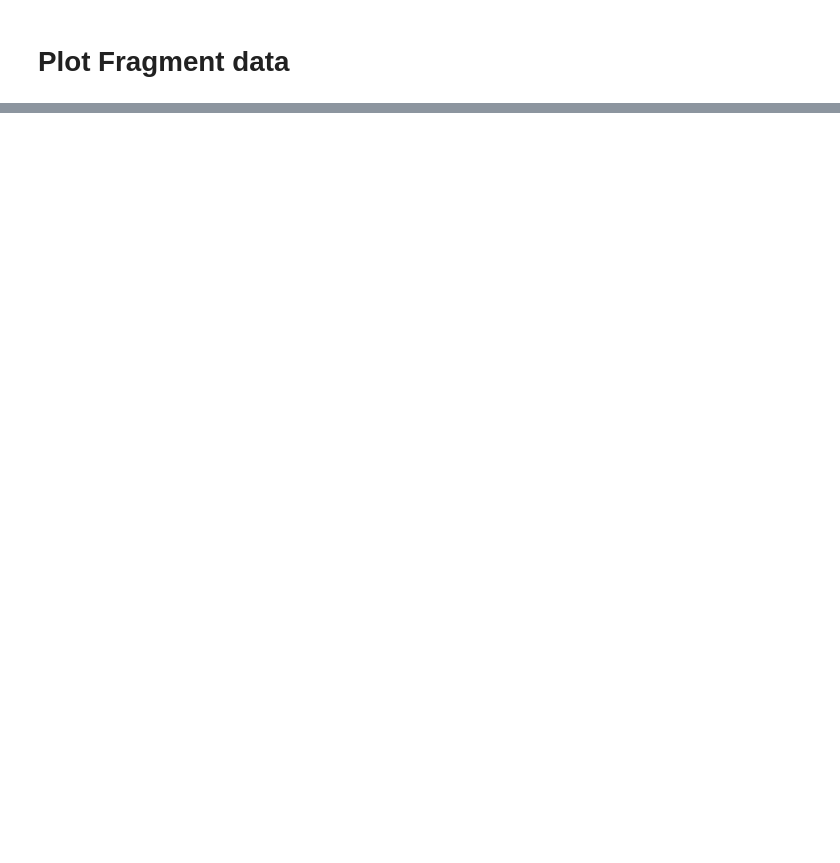
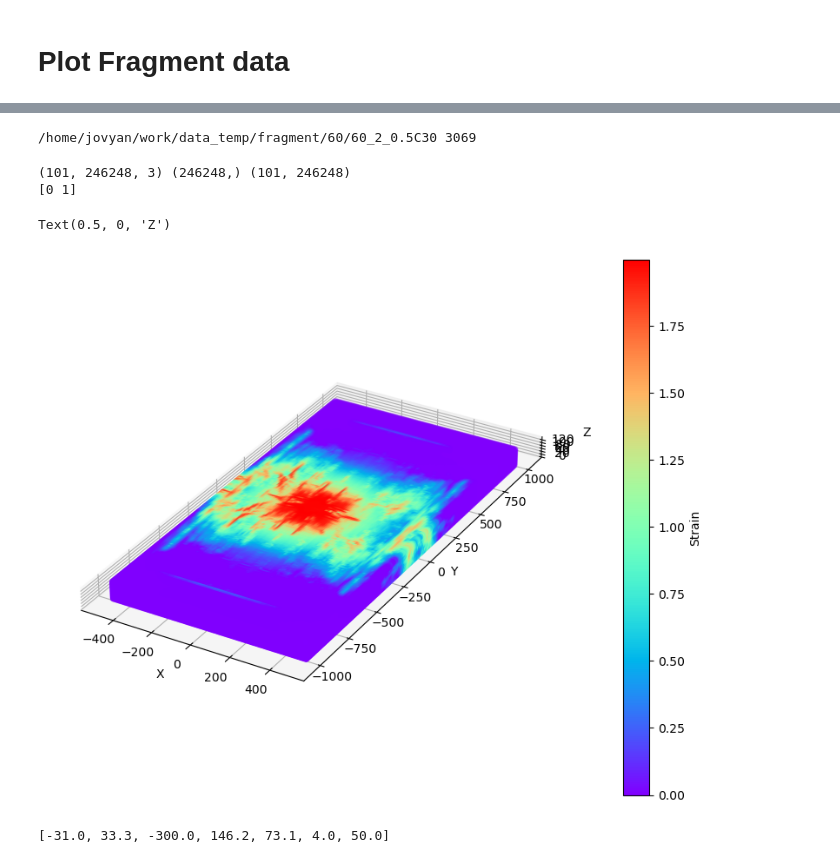
Before and after one commit to qilinli/gns-fragment, a Jupyter notebook: notebooks/read_fragment.ipynb, the cells around one changed output, grey strips where cells are left out. Cells and saved outputs as stored; diff of their text form; code cells hidden in the pictures; blank space fills up the shorter version.

```diff
--- a/notebooks/read_fragment.ipynb
+++ b/notebooks/read_fragment.ipynb
@@ -365,0 +501,64 @@ print(data[0][2].shape)
+# %%
+file = "/home/jovyan/work/data_temp/fragment/60/60_2_0.5C30"
+pos, type, strain = parse_fragment_simulation(file)
+# %% [output]
+/home/jovyan/work/data_temp/fragment/60/60_2_0.5C30 3069
+# %%
+print(pos.shape, type.shape, strain.shape)
+print(np.unique(type))
+# %% [output]
+(101, 246248, 3) (246248,) (101, 246248)
+[0 1]
+# %%
+import matplotlib.pyplot as plt
+
+step = 20
+mask = type == 0
+
+xyz = pos[step, mask]
+strain_t = strain[step, mask]
+
+# Create a colormap
+cmap = plt.get_cmap("rainbow")
+
+# Create a 3D scatter plot with custom figure size
+fig = plt.figure(figsize=(12, 8))
+ax = fig.add_subplot(111, projection="3d")
+ax.set_box_aspect([1, 2, 0.1])
+
+# Initial scatter plot
+scatter = ax.scatter(xyz[:,0], xyz[:,1], xyz[:,2], c=strain_t, cmap=cmap, vmin=strain_t.min(), vmax=strain_t.max())
+
+# Add a colorbar
+cbar = fig.colorbar(scatter)
+cbar.set_label("Strain")
+
+# Set axis labels
+ax.set_xlabel("X")
+ax.set_ylabel("Y")
+ax.set_zlabel("Z")
+# %% [output]
+Text(0.5, 0, 'Z')
+[figure, added]
+# %%
+metafile = '/home/jovyan/work/data_temp/fragment/GNN_Fragment.xlsx'
+
+metadata = pd.DataFrame()
+for sheet in ['60mm', '90mm', '120mm']:
+    df = pd.read_excel(metafile, sheet_name=sheet, skiprows=0, header=2)
+    df = df.iloc[:, 5:12]
+    df = df.rename(columns={'Unnamed: 5': 'ID'})
+    df = df.dropna(subset=['ID'])
+    df['ID'] = [str(x).rsplit('_', 1)[0] + str(x).rsplit('_', 1)[-1] for x in df['ID']]
+    df['ID'] = sheet.split('m')[0] + '_' + df['ID']
+    for col in ['Z (mm)','L (mm)','R (mm)','Mass (kg)']:
+        df[col] = df[col].fillna(method='ffill')
+    df['Strength (MPa)'] = [float(str(x).split('C')[-1]) for x in df['ID']]
+    metadata = pd.concat([metadata, df], ignore_index=True)
+metadata = metadata.groupby('ID').apply(lambda x: x.iloc[:, 1:].values.flatten().tolist()).to_dict()
+
+simulation = '90_4_0.3C50'
+meta = metadata[simulation]
+print(meta)
+# %% [output]
+[-31.0, 33.3, -300.0, 146.2, 73.1, 4.0, 50.0]
```
Also changed, not shown: parts of 6 cells of this notebook.
